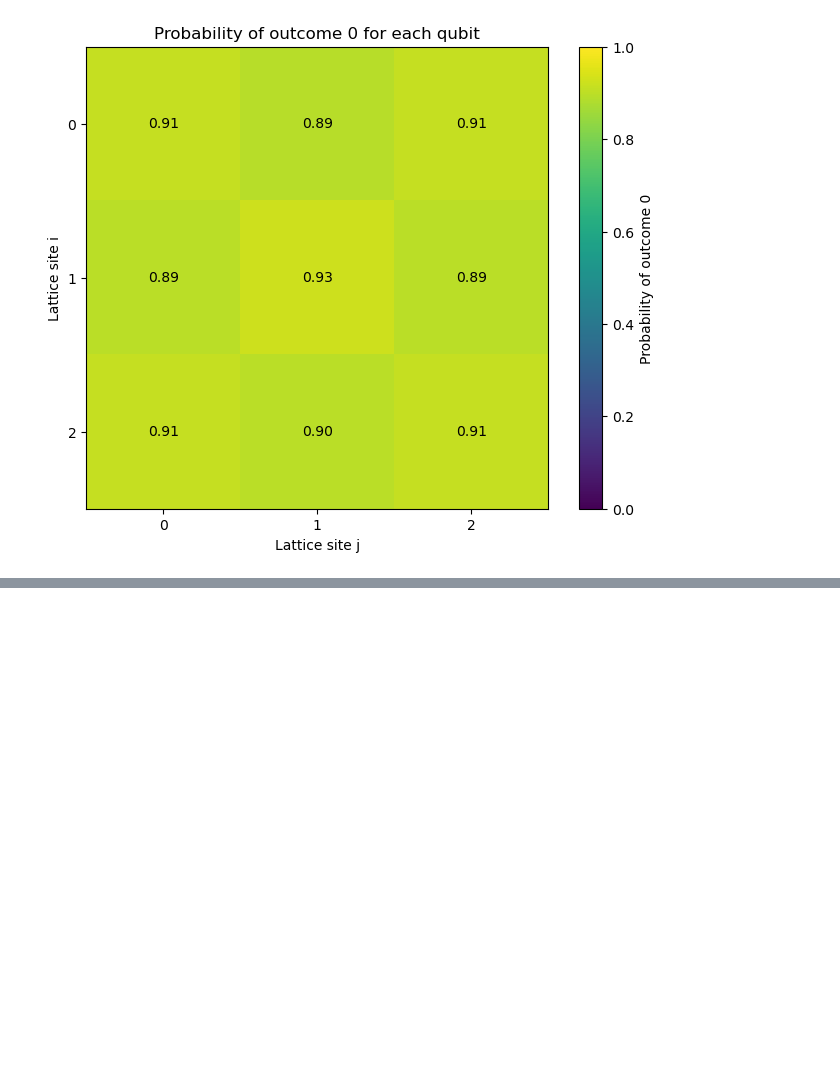
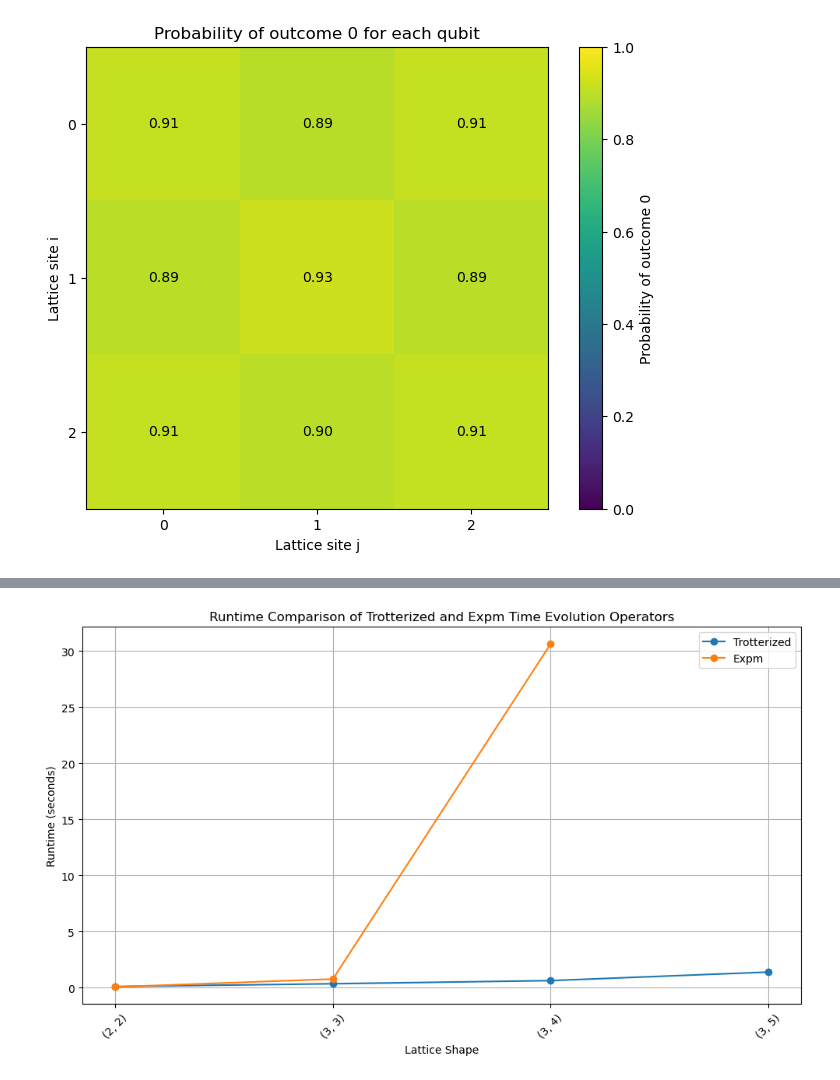
Before and after one commit to squigglomancer/Large-N-VQE, a Jupyter notebook: trotterized-time-evolution-(1,2,1).ipynb, the cells around one changed output, grey strips where cells are left out. Saved outputs shown, nothing was run; the diff lists cells and outputs as text; code cells hidden in the pictures; blank space fills up the shorter version.

```diff
--- a/trotterized-time-evolution-(1,2,1).ipynb
+++ b/trotterized-time-evolution-(1,2,1).ipynb
@@ -397,0 +611,31 @@ def make_U_trotterized(t, lat_shape):
+# %%
+# Compare the runtimes of the trotterization and expm time evolution operators for a range of lattice shapes
+
+import time
+
+g = 1
+boundary = 'periodic'
+N_colors = 3
+
+lat_shapes = [(2, 2), (3, 3), (3, 4), (3, 5)]
+
+# store the runtimes
+runtimes_trotterized = []
+runtimes_expm = []
+
+T = 0.1
+
+# compare the runtimes of the trotterization and expm time evolution operators for each lattice shape
+for lat_shape in lat_shapes:
+    start = time.time()
+    U_trotterized = make_U_trotterized(g, lat_shape, T, boundary, N_colors)
+    end = time.time()
+    print(f'Time taken for trotterization for lattice shape {lat_shape}: {end - start:.4f} seconds')
+    runtimes_trotterized.append(end - start)
+
+    start = time.time()
+    H = ln.make_ham(g, lat_shape, boundary, N_colors)
+    U_expm_result = U_expm(H, T)
+    end = time.time()
+    print(f'Time taken for expm for lattice shape {lat_shape}: {end - start:.4f} seconds')
+    runtimes_expm.append(end - start)
@@ -397,0 +651,15 @@ def make_U_trotterized(t, lat_shape):
+# %%
+# plot the runtimes
+plt.figure(figsize=(10, 6))
+plt.plot([str(shape) for shape in lat_shapes], runtimes_trotterized, marker='o', label='Trotterized')
+plt.plot([str(shape) for shape in lat_shapes[:-1]], runtimes_expm, marker='o', label='Expm')
+plt.xlabel('Lattice Shape')
+plt.ylabel('Runtime (seconds)')
+plt.title('Runtime Comparison of Trotterized and Expm Time Evolution Operators')
+plt.xticks(rotation=45)
+plt.legend()
+plt.grid()
+plt.tight_layout()
+plt.show()
+# %% [output]
+[figure, added]
```
Also changed, not shown: parts of 35 cells of this notebook, 2 other files.
